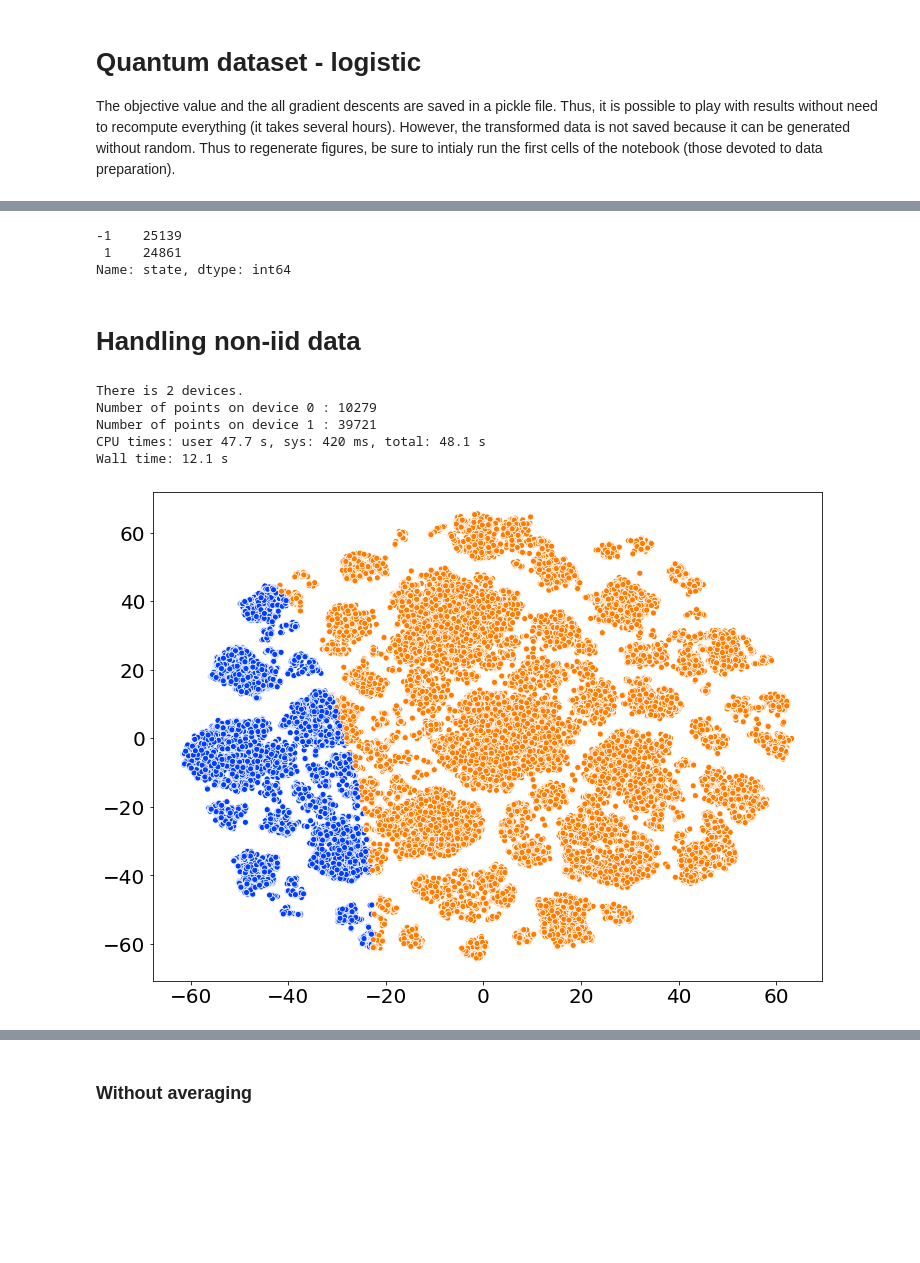
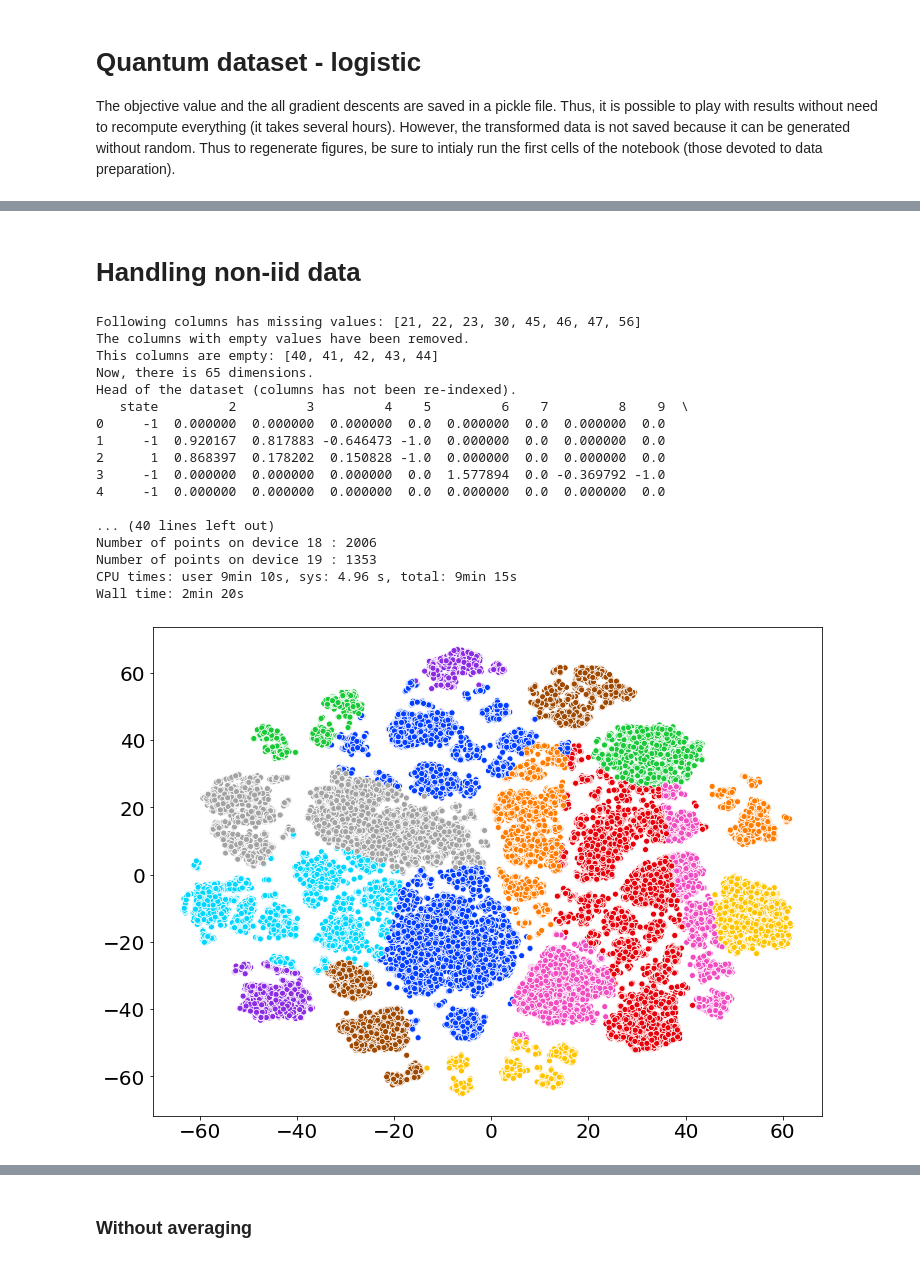
Before and after one commit to philipco/artemis-bidirectional-compression, a Jupyter notebook: notebook/quantum-randomized-artemis.ipynb, the cells around one changed output, grey strips where cells are left out. Saved outputs shown, nothing was run; the diff lists cells and outputs as text; code cells hidden in the pictures; blank space fills up the shorter version.

```diff
--- a/notebook/quantum-randomized-artemis.ipynb
+++ b/notebook/quantum-randomized-artemis.ipynb
@@ -109,8 +45,2 @@ data.head()
-# %%
-data['state'].value_counts()
-# %% [output]
--1    25139
- 1    24861
-Name: state, dtype: int64
 # %% [markdown]
 # Handling non-iid data
@@ -122,16 +46,0 @@ pickle_saver(embedded_data, filename + "-tsne")
-# %%
-%%time
-nb_cluster = 20
-embedded_data = pickle_loader("quantum-tsne")
-# Finding cluster in the TNSE
-predicted_cluster = find_cluster(embedded_data, nb_cluster)
-# With the found clusters, splitting data.
-X, Y = clustering_data(data, predicted_cluster, "state", nb_cluster, scale_Y=False)
-dim_notebook = X[0].shape[1]
-# %% [output]
-There is 2 devices.
-Number of points on device 0 : 10279
-Number of points on device 1 : 39721
-CPU times: user 47.7 s, sys: 420 ms, total: 48.1 s
-Wall time: 12.1 s
-[figure, removed]
@@ -142,3 +47,26 @@ check_data_clusterisation(X,Y, nb_cluster)
+# %%
+%%time
+nb_cluster = nb_devices_for_the_run
+X, Y, dim_notebook = prepare_quantum(nb_cluster, iid=False)
+# %% [output]
+Following columns has missing values: [21, 22, 23, 30, 45, 46, 47, 56]
+The columns with empty values have been removed.
+This columns are empty: [40, 41, 42, 43, 44]
+Now, there is 65 dimensions.
+Head of the dataset (columns has not been re-indexed).
+   state         2         3         4    5         6    7         8    9  \
+0     -1  0.000000  0.000000  0.000000  0.0  0.000000  0.0  0.000000  0.0
+1     -1  0.920167  0.817883 -0.646473 -1.0  0.000000  0.0  0.000000  0.0
+2      1  0.868397  0.178202  0.150828 -1.0  0.000000  0.0  0.000000  0.0
+3     -1  0.000000  0.000000  0.000000  0.0  1.577894  0.0 -0.369792 -1.0
+4     -1  0.000000  0.000000  0.000000  0.0  0.000000  0.0  0.000000  0.0
+
+... (40 lines left out)
+Number of points on device 18 : 2006
+Number of points on device 19 : 1353
+CPU times: user 9min 10s, sys: 4.96 s, total: 9min 15s
+Wall time: 2min 20s
+[figure, added]
 # %%
 # Checking that data is unbalanced over devices.
 print("Diplaying the ratio between state 1 and state -1.")
```
Also changed, not shown: parts of 23 cells of this notebook, 11 other files.
